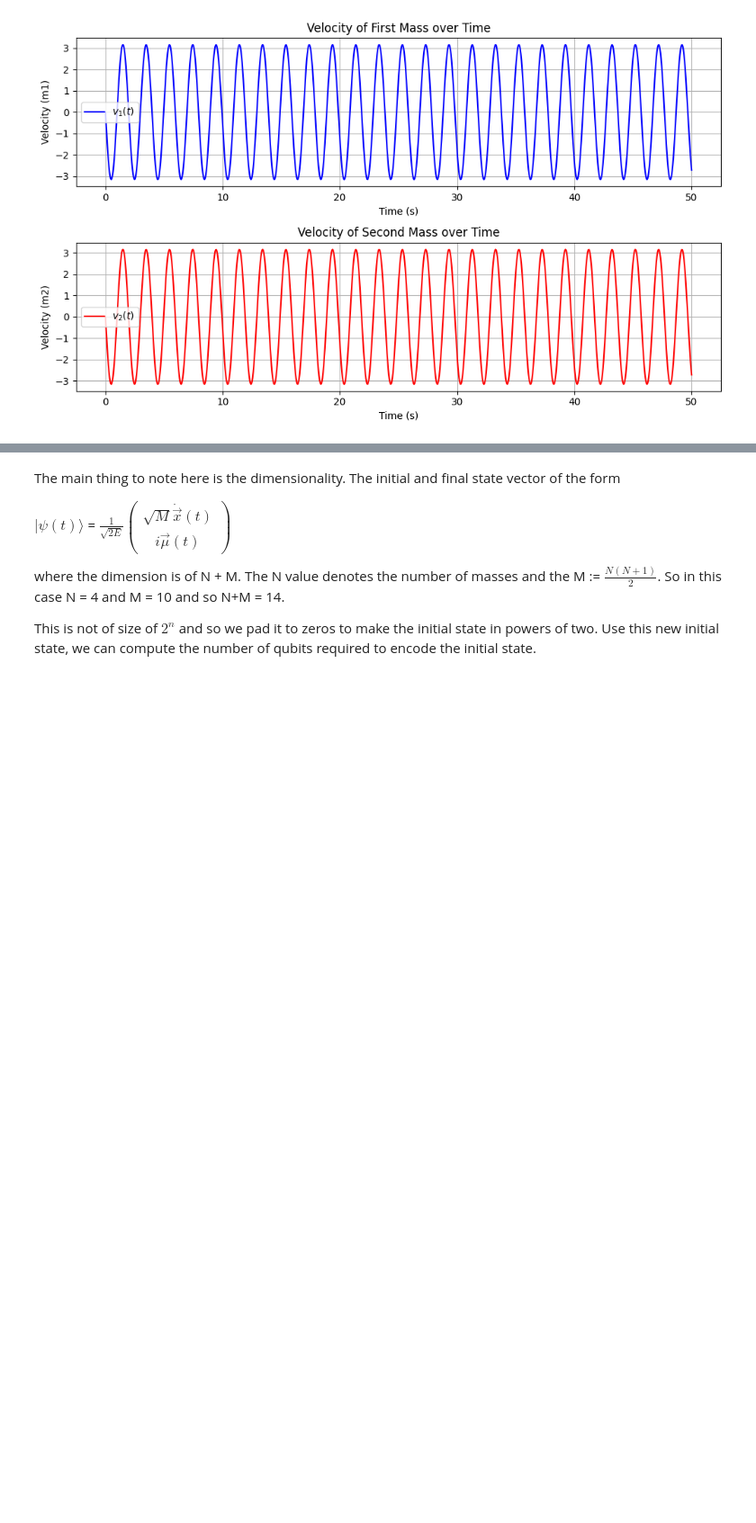
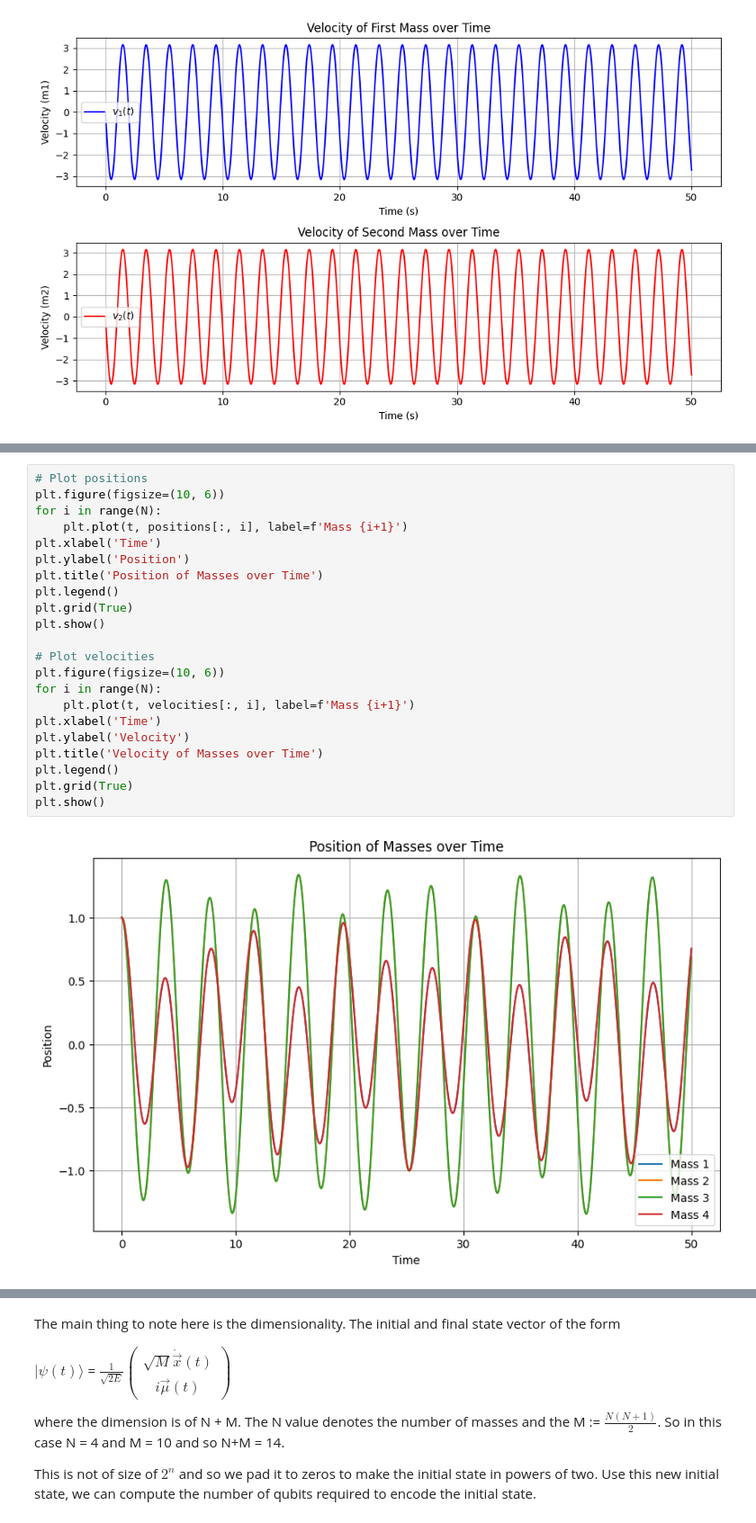
Before and after one commit to Hirmay/QRise, a Jupyter notebook: Submission/Untitled9.ipynb, the cells around one changed output, grey strips where cells are left out. Shown at 90% size. Saved outputs shown, nothing was run; the diff lists cells and outputs as text; blank space fills up the shorter version.

```diff
--- a/Submission/Untitled9.ipynb
+++ b/Submission/Untitled9.ipynb
@@ -247,0 +435,24 @@ plt.show()
+# %%
+# Plot positions
+plt.figure(figsize=(10, 6))
+for i in range(N):
+    plt.plot(t, positions[:, i], label=f'Mass {i+1}')
+plt.xlabel('Time')
+plt.ylabel('Position')
+plt.title('Position of Masses over Time')
+plt.legend()
+plt.grid(True)
+plt.show()
+
+# Plot velocities
+plt.figure(figsize=(10, 6))
+for i in range(N):
+    plt.plot(t, velocities[:, i], label=f'Mass {i+1}')
+plt.xlabel('Time')
+plt.ylabel('Velocity')
+plt.title('Velocity of Masses over Time')
+plt.legend()
+plt.grid(True)
+plt.show()
+# %% [output]
+[figure, added]
```
Also changed, not shown: parts of 39 cells of this notebook.
